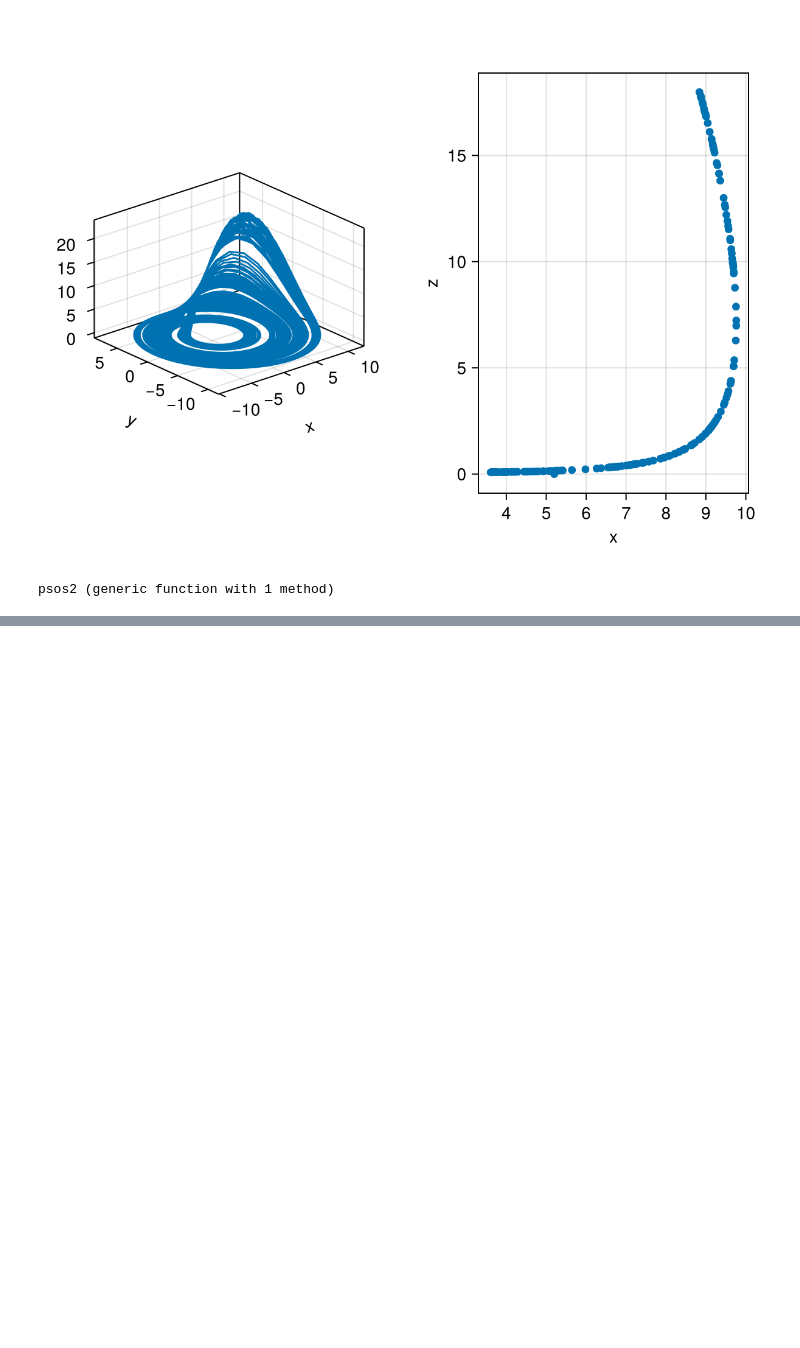
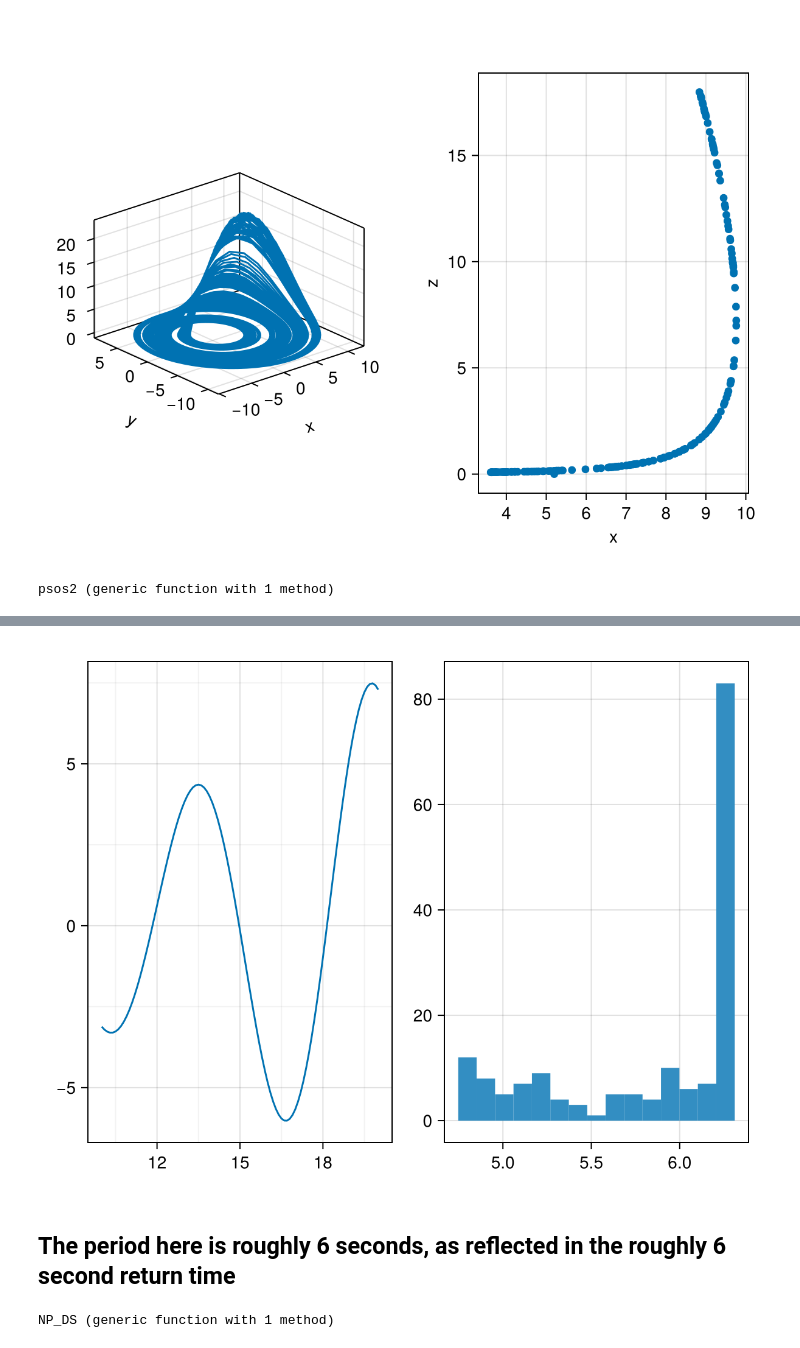
Before and after one commit to SCWalker22/MTH3039, a Jupyter notebook: CW1.ipynb, the cells around one changed output, grey strips where cells are left out. Saved outputs shown, nothing was run; the diff lists cells and outputs as text; code cells hidden in the pictures; blank space fills up the shorter version.

```diff
--- a/CW1.ipynb
+++ b/CW1.ipynb
@@ -336,0 +294,30 @@ return_times = (psos2(A, t, 2, 0.0))
+# %%
+X, t = trajectory(A, 10 ;Ttr = 10) # Evaluate the ODE for t in [10, 20]
+y_vals = X[:, 2]
+fig = Figure()
+ax = Axis(fig[1, 1], xminorgridvisible = true, yminorgridvisible=true)
+lines!(ax, t, y_vals)
+ax = Axis(fig[1, 2])
+sorted_return_times = sort(return_times)
+median_return_time = sorted_return_times[div(length(sorted_return_times), 2)]
+hist!(ax, return_times)
+fig
+# %% [output]
+[figure, added]
+# %% [markdown]
+## The period here is roughly 6 seconds, as reflected in the roughly 6 second return time
+# %%
+function NP_DS(u, p, t)
+    N, P = u
+    r, δ = p
+    c, μ, ν, α, β, χ = 0.19, 0.03, 0.003, 800, 1.5, 0.004
+
+    s = α*N*P/(β + N)
+
+    dN = r*N* (1 - (c/r)*N) * ((N - μ)/(N + ν)) - s
+    dP = χ*s - δ*P
+
+    return SVector(dN, dP)
+end
+# %% [output]
+NP_DS (generic function with 1 method)
```
Also changed, not shown: parts of 8 cells of this notebook, 1 other file.
